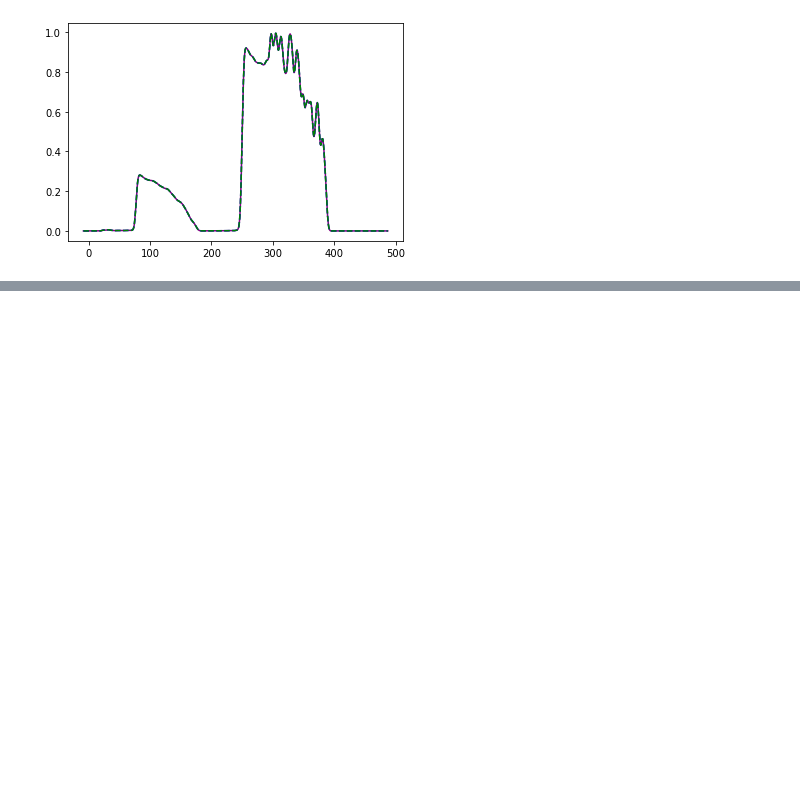
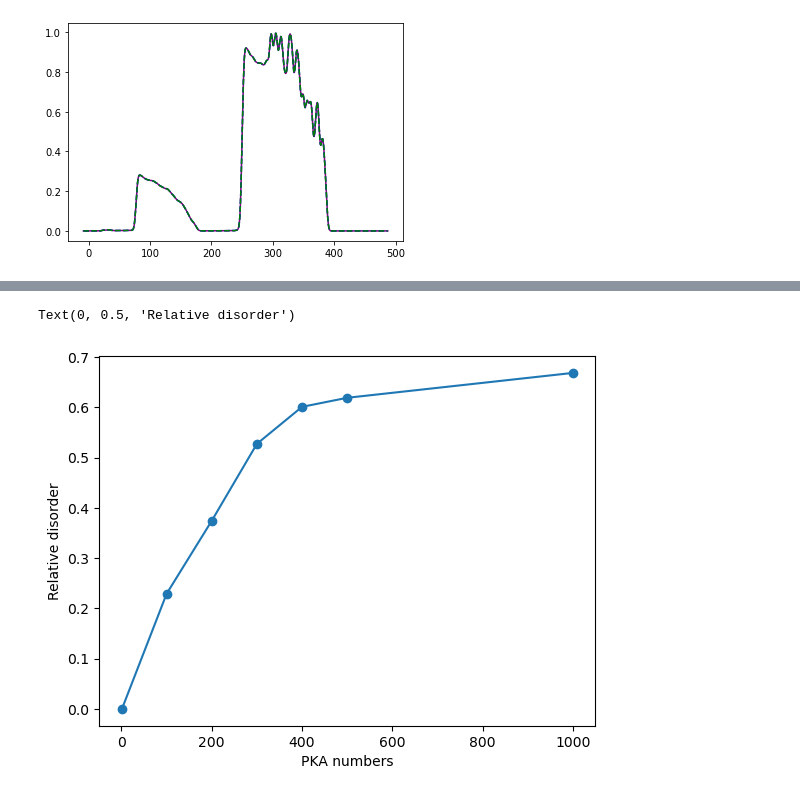
Before and after one commit to HE-RU10/ga2o3, a Jupyter notebook: RBS.ipynb, the cells around one changed output, grey strips where cells are left out. Saved outputs shown, nothing was run; the diff lists cells and outputs as text; code cells hidden in the pictures; blank space fills up the shorter version.

```diff
--- a/RBS.ipynb
+++ b/RBS.ipynb
@@ -225,0 +260,7 @@ plt.plot(df['Energy(keV)'],df['Yield'],label='beta-1000PKA')
+# %%
+plt.plot([1,100,200,300,400,500,1000],defect,'-o')
+plt.xlabel('PKA numbers')
+plt.ylabel('Relative disorder')
+# %% [output]
+Text(0, 0.5, 'Relative disorder')
+[figure, added]
```
Also changed, not shown: parts of 3 cells of this notebook, 1 other file.
